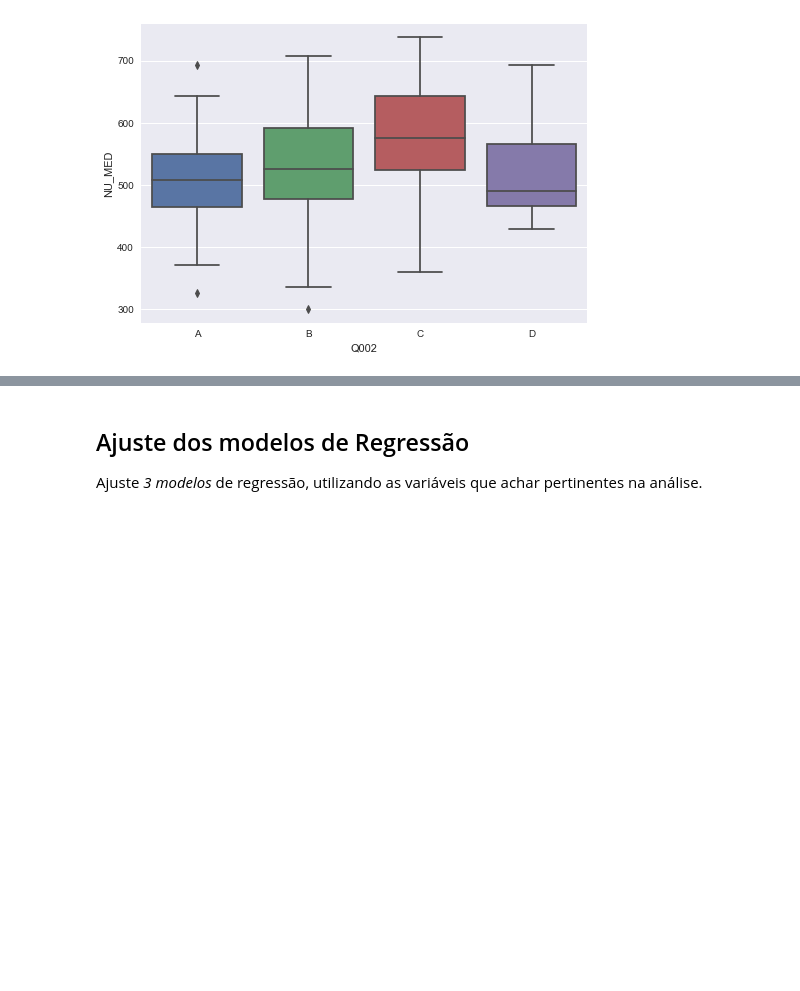
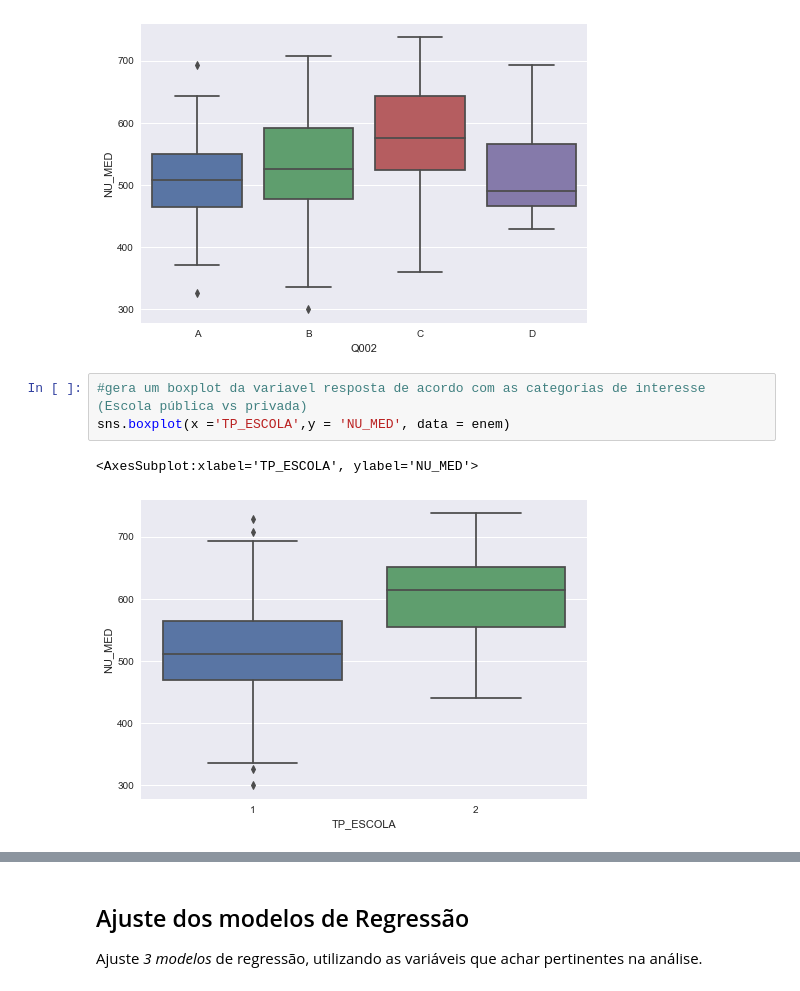
Before and after one commit to onemarcos/Tera-Jupyter-Notebook, a Jupyter notebook: Workshop Modelagem de Dados/Workshop de Modelagem.ipynb, the cells around one changed output, grey strips where cells are left out. Saved outputs shown, nothing was run; the diff lists cells and outputs as text; blank space fills up the shorter version.

```diff
--- a/Workshop Modelagem de Dados/Workshop de Modelagem.ipynb
+++ b/Workshop Modelagem de Dados/Workshop de Modelagem.ipynb
@@ -220,3 +220,9 @@ sns.boxplot(x ='Q002',y = 'NU_MED', data = enem)
 # %% [output]
 <AxesSubplot:xlabel='Q002', ylabel='NU_MED'>
 [figure]
+# %%
+#gera um boxplot da variavel resposta de acordo com as categorias de interesse (Escola pública vs privada)
+sns.boxplot(x ='TP_ESCOLA',y = 'NU_MED', data = enem)
+# %% [output]
+<AxesSubplot:xlabel='TP_ESCOLA', ylabel='NU_MED'>
+[figure, added]
```
Also changed, not shown: parts of 2 cells of this notebook, 1 other file.
